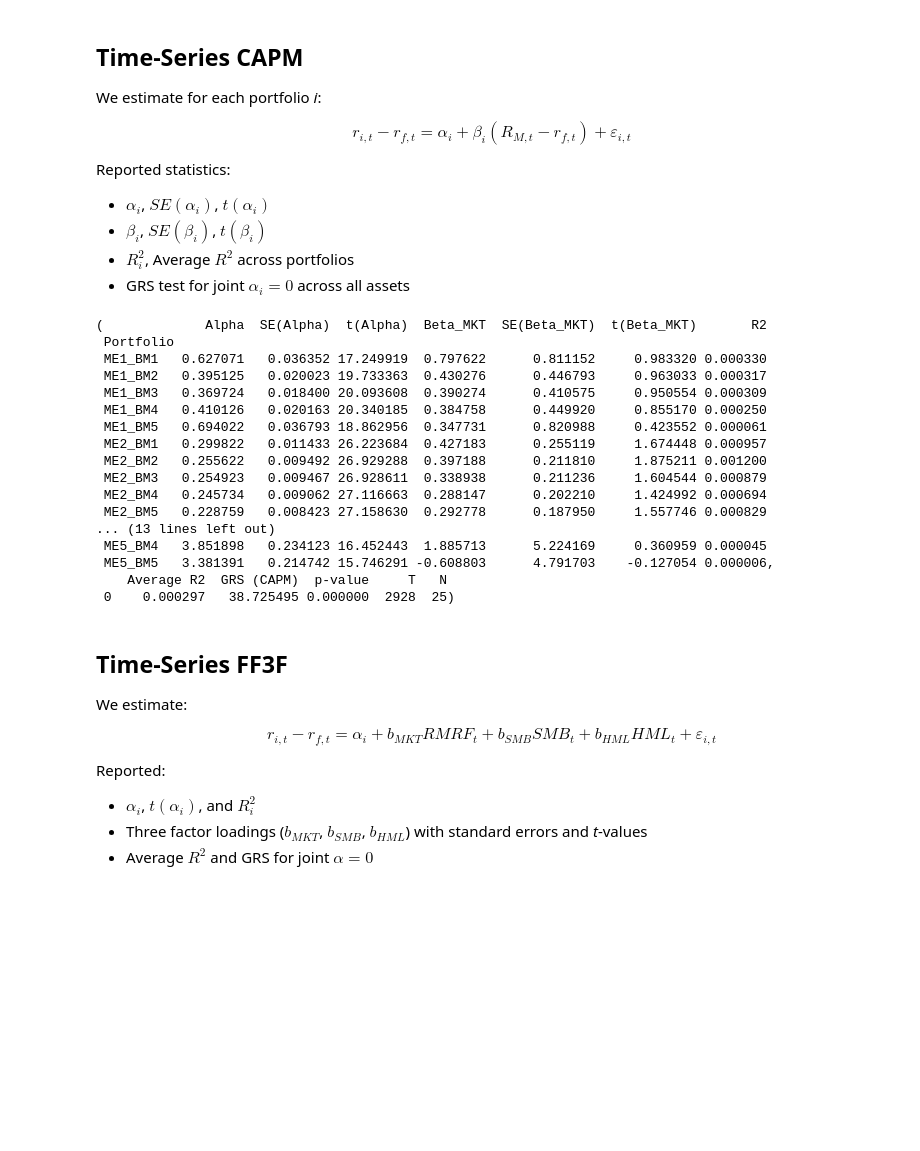
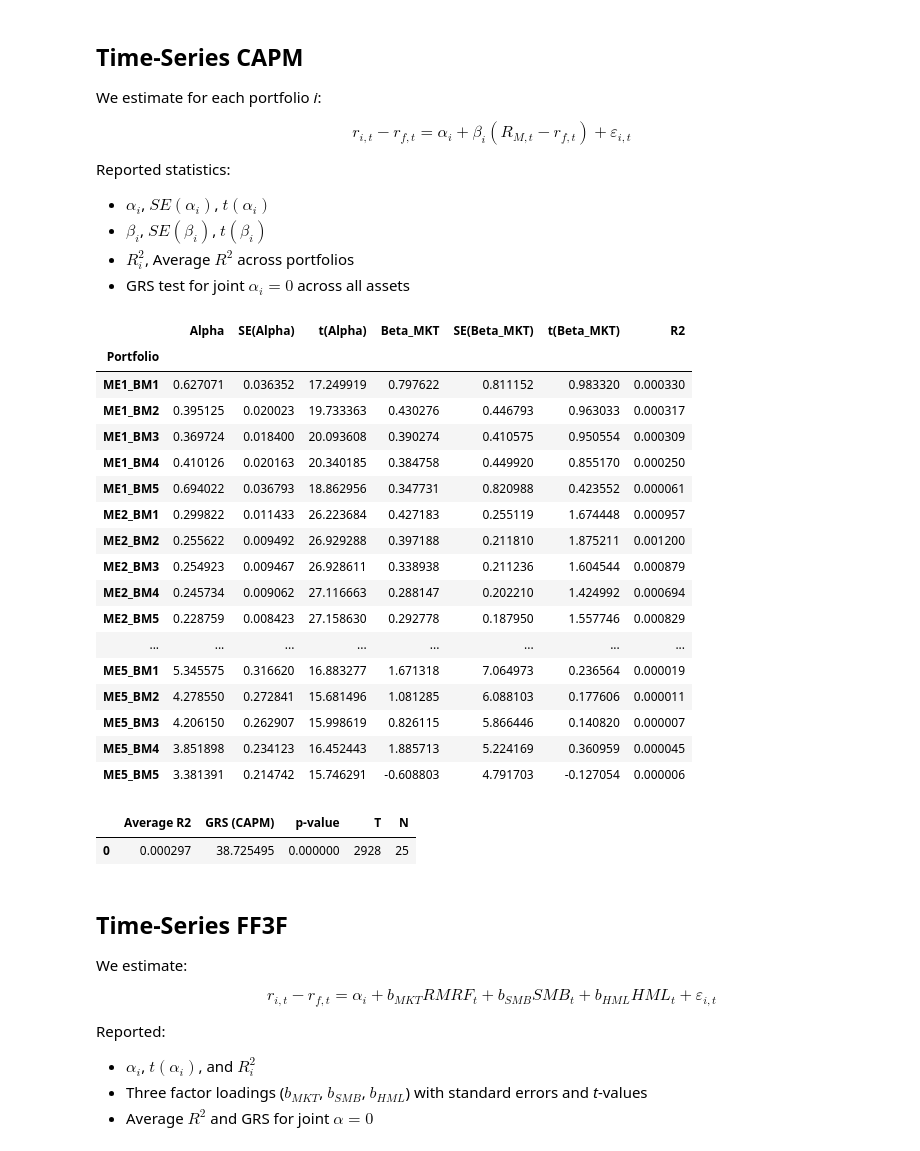
Before and after one commit to dhajibashi/Project_3, a Jupyter notebook: FIN684_Project_III.ipynb, the cells around one changed output. Cells and saved outputs as stored; diff of their text form; code cells hidden in the pictures; blank space fills up the shorter version.

```diff
--- a/FIN684_Project_III.ipynb
+++ b/FIN684_Project_III.ipynb
@@ -502,51 +503,56 @@ for p in port_cols:
         "R2": r2
     })
     alphas_capm.append(a)
     resids_capm.append(m.resid)
 
 capm_table = pd.DataFrame(capm_rows).set_index("Portfolio")
 avg_r2_capm = capm_table["R2"].mean()
 
 # residual covariance (N×N)
 resid_mat_capm = pd.DataFrame({p: resids_capm[i] for i, p in enumerate(port_cols)}).dropna()
 Sigma_e_capm   = resid_mat_capm.cov()
 
 # factor means/cov
 f_means_capm = [sample["RMRF"].mean()]
 f_cov_capm   = sample[["RMRF"]].cov()
 
 T_capm = resid_mat_capm.shape[0]
 N_capm = len(port_cols)
 L_capm = 1
 
 GRS_capm, p_capm = grs_test_with_alphas(alphas_capm, f_means_capm, f_cov_capm, Sigma_e_capm, T_capm, N_capm, L_capm)
 
 capm_summary = pd.DataFrame({
     "Average R2": [avg_r2_capm],
     "GRS (CAPM)": [GRS_capm],
     "p-value": [p_capm],
     "T": [T_capm],
     "N": [N_capm]
 })
-capm_table, capm_summary
+
+display(capm_table)
+display(capm_summary)
 # %% [output]
-(             Alpha  SE(Alpha)  t(Alpha)  Beta_MKT  SE(Beta_MKT)  t(Beta_MKT)       R2
- Portfolio
- ME1_BM1   0.627071   0.036352 17.249919  0.797622      0.811152     0.983320 0.000330
- ME1_BM2   0.395125   0.020023 19.733363  0.430276      0.446793     0.963033 0.000317
- ME1_BM3   0.369724   0.018400 20.093608  0.390274      0.410575     0.950554 0.000309
- ME1_BM4   0.410126   0.020163 20.340185  0.384758      0.449920     0.855170 0.000250
- ME1_BM5   0.694022   0.036793 18.862956  0.347731      0.820988     0.423552 0.000061
- ME2_BM1   0.299822   0.011433 26.223684  0.427183      0.255119     1.674448 0.000957
- ME2_BM2   0.255622   0.009492 26.929288  0.397188      0.211810     1.875211 0.001200
- ME2_BM3   0.254923   0.009467 26.928611  0.338938      0.211236     1.604544 0.000879
- ME2_BM4   0.245734   0.009062 27.116663  0.288147      0.202210     1.424992 0.000694
- ME2_BM5   0.228759   0.008423 27.158630  0.292778      0.187950     1.557746 0.000829
-... (13 lines left out)
- ME5_BM4   3.851898   0.234123 16.452443  1.885713      5.224169     0.360959 0.000045
- ME5_BM5   3.381391   0.214742 15.746291 -0.608803      4.791703    -0.127054 0.000006,
-    Average R2  GRS (CAPM)  p-value     T   N
- 0    0.000297   38.725495 0.000000  2928  25)
+|  | Alpha | SE(Alpha) | t(Alpha) | Beta_MKT | SE(Beta_MKT) | t(Beta_MKT) | R2 |
+| Portfolio |  |  |  |  |  |  |  |
+| ME1_BM1 | 0.627071 | 0.036352 | 17.249919 | 0.797622 | 0.811152 | 0.983320 | 0.000330 |
+| ME1_BM2 | 0.395125 | 0.020023 | 19.733363 | 0.430276 | 0.446793 | 0.963033 | 0.000317 |
+| ME1_BM3 | 0.369724 | 0.018400 | 20.093608 | 0.390274 | 0.410575 | 0.950554 | 0.000309 |
+| ME1_BM4 | 0.410126 | 0.020163 | 20.340185 | 0.384758 | 0.449920 | 0.855170 | 0.000250 |
+| ME1_BM5 | 0.694022 | 0.036793 | 18.862956 | 0.347731 | 0.820988 | 0.423552 | 0.000061 |
+| ME2_BM1 | 0.299822 | 0.011433 | 26.223684 | 0.427183 | 0.255119 | 1.674448 | 0.000957 |
+| ME2_BM2 | 0.255622 | 0.009492 | 26.929288 | 0.397188 | 0.211810 | 1.875211 | 0.001200 |
+| ME2_BM3 | 0.254923 | 0.009467 | 26.928611 | 0.338938 | 0.211236 | 1.604544 | 0.000879 |
+| ME2_BM4 | 0.245734 | 0.009062 | 27.116663 | 0.288147 | 0.202210 | 1.424992 | 0.000694 |
+| ME2_BM5 | 0.228759 | 0.008423 | 27.158630 | 0.292778 | 0.187950 | 1.557746 | 0.000829 |
+| ... | ... | ... | ... | ... | ... | ... | ... |
+| ME5_BM1 | 5.345575 | 0.316620 | 16.883277 | 1.671318 | 7.064973 | 0.236564 | 0.000019 |
+| ME5_BM2 | 4.278550 | 0.272841 | 15.681496 | 1.081285 | 6.088103 | 0.177606 | 0.000011 |
+| ME5_BM3 | 4.206150 | 0.262907 | 15.998619 | 0.826115 | 5.866446 | 0.140820 | 0.000007 |
+| ME5_BM4 | 3.851898 | 0.234123 | 16.452443 | 1.885713 | 5.224169 | 0.360959 | 0.000045 |
+| ME5_BM5 | 3.381391 | 0.214742 | 15.746291 | -0.608803 | 4.791703 | -0.127054 | 0.000006 |
+|  | Average R2 | GRS (CAPM) | p-value | T | N |
+| 0 | 0.000297 | 38.725495 | 0.000000 | 2928 | 25 |
 # %% [markdown]
 ## Time-Series FF3F
 
```
Also changed, not shown: parts of 4 cells of this notebook.
